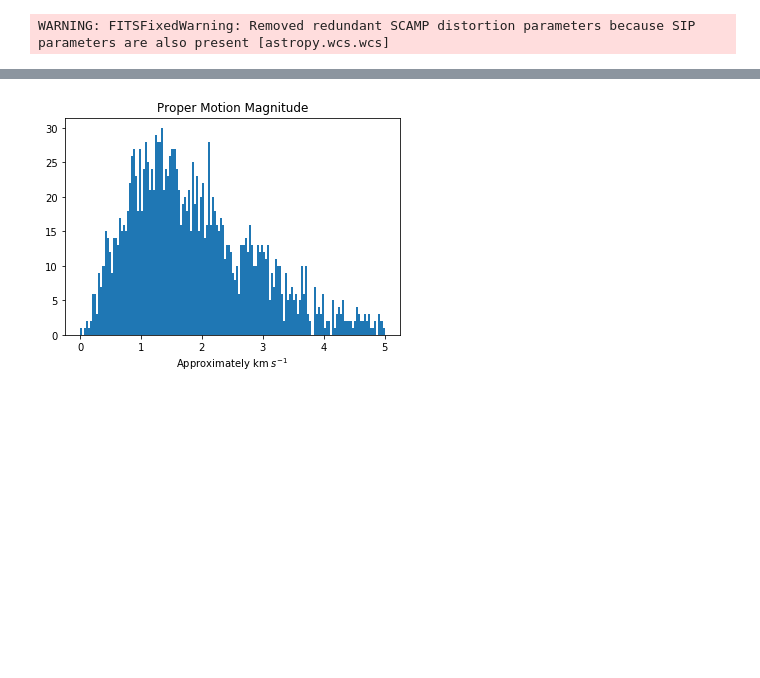
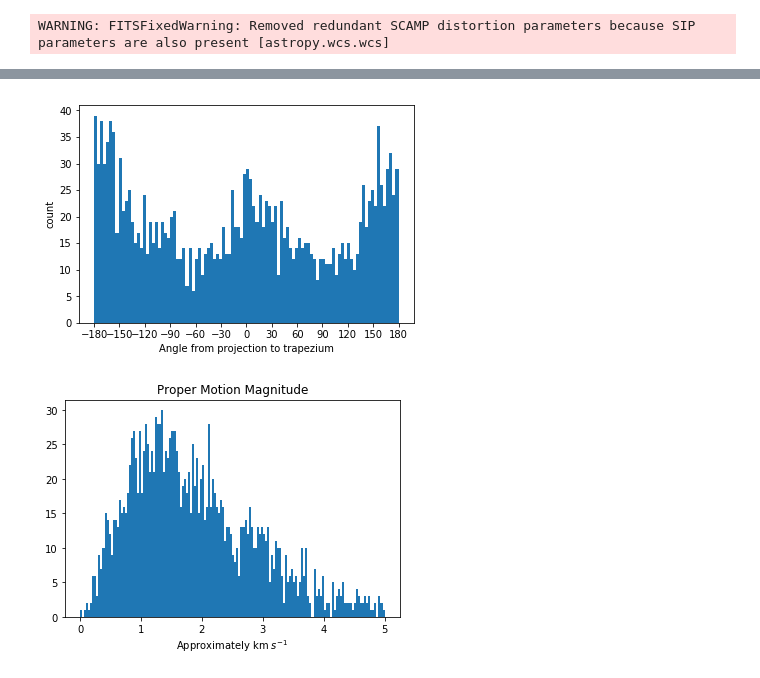
Before and after one commit to aidantmcb/OrionProperMotions, a Jupyter notebook: TrapeziumAlignment.ipynb, the cells around one changed output, grey strips where cells are left out. Saved outputs shown, nothing was run; the diff lists cells and outputs as text; code cells hidden in the pictures; blank space fills up the shorter version.

```diff
--- a/TrapeziumAlignment.ipynb
+++ b/TrapeziumAlignment.ipynb
@@ -89,3 +97,17 @@ plt.show()
+# %%
+phi = np.arctan2(dec_pos, ra_pos)
+theta = np.arctan2(pmdec_corr, pmra_corr)
+offAngle = (theta - phi)*180/np.pi
+cc = np.where(np.abs(offAngle) > 180)
+for n in cc:
+    offAngle[n]=offAngle[n] - np.sign(offAngle[n])*360
+plt.hist(offAngle, bins = 100)
+plt.xticks(range(-180, 181, 30))
+plt.xlabel('Angle from projection to trapezium')
+plt.ylabel('count')
+plt.show()
+# %% [output]
+[figure, added]
 # %%
 plt.hist(np.sqrt(pmra_corr**2 +pmdec_corr**2)*2, bins = 150,range = (0,5))
 plt.title('Proper Motion Magnitude')
```
Also changed, not shown: parts of 5 cells of this notebook, 10 other files.
